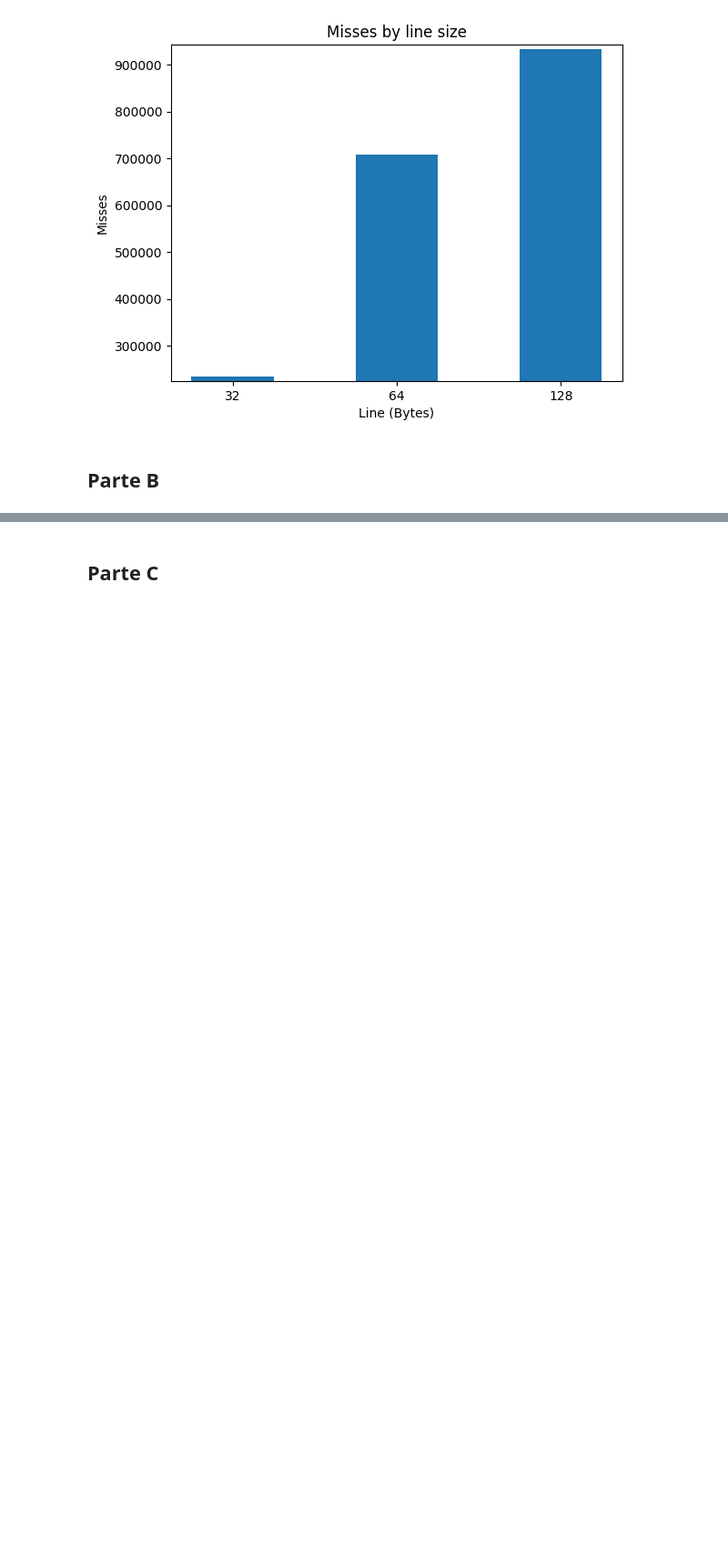
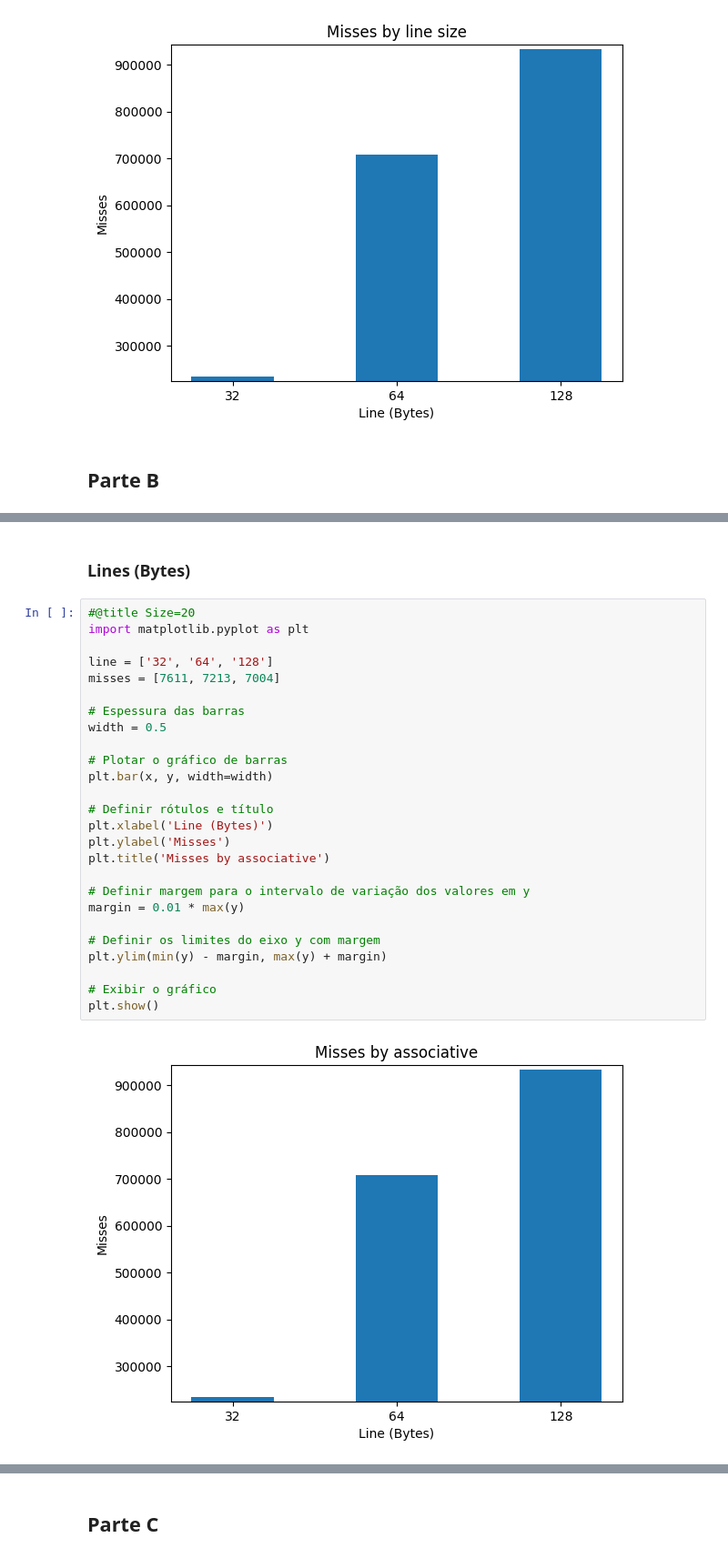
Before and after one commit to jpmedras/inf450_2023-1, a Jupyter notebook: Valgrind_Simulador_de_Cache.ipynb, the cells around one changed output, grey strips where cells are left out. Shown at 91% size. Cells and saved outputs as stored; diff of their text form; blank space fills up the shorter version.

```diff
--- a/Valgrind_Simulador_de_Cache.ipynb
+++ b/Valgrind_Simulador_de_Cache.ipynb
@@ -386,0 +517,30 @@ GridspecLayout(children=(Button(button_style='warning', description='Data Cache'
+# %% [markdown]
+### Lines (Bytes)
+# %%
+#@title Size=20
+import matplotlib.pyplot as plt
+
+line = ['32', '64', '128']
+misses = [7611, 7213, 7004]
+
+# Espessura das barras
+width = 0.5
+
+# Plotar o gráfico de barras
+plt.bar(x, y, width=width)
+
+# Definir rótulos e título
+plt.xlabel('Line (Bytes)')
+plt.ylabel('Misses')
+plt.title('Misses by associative')
+
+# Definir margem para o intervalo de variação dos valores em y
+margin = 0.01 * max(y)
+
+# Definir os limites do eixo y com margem
+plt.ylim(min(y) - margin, max(y) + margin)
+
+# Exibir o gráfico
+plt.show()
+# %% [output]
+[figure, added]
```
Also changed, not shown: parts of 12 cells of this notebook.
